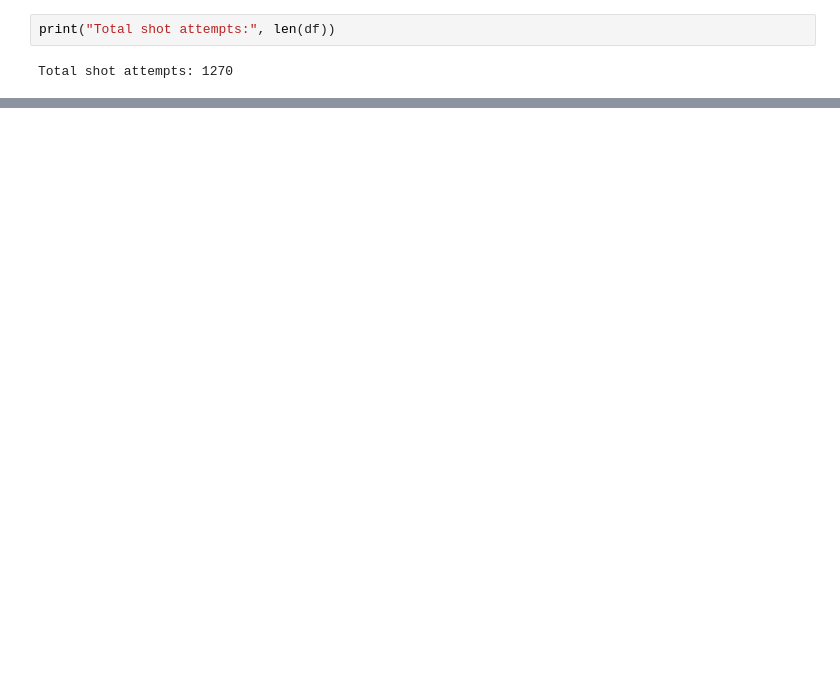
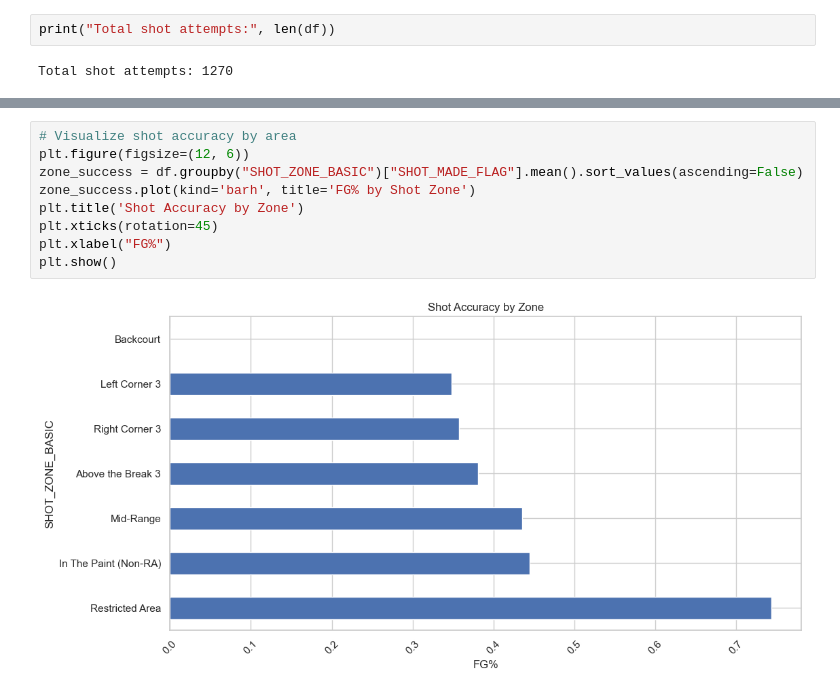
Before and after one commit to Benimaru13/Personal-Projects, a Jupyter notebook: analysis.ipynb, the cells around one changed output, grey strips where cells are left out. Drawn from its saved outputs; the diff is of its cells as text; blank space fills up the shorter version.

```diff
--- a/analysis.ipynb
+++ b/analysis.ipynb
@@ -102,0 +192,11 @@ plt.show()
+# %%
+# Visualize shot accuracy by area
+plt.figure(figsize=(12, 6))
+zone_success = df.groupby("SHOT_ZONE_BASIC")["SHOT_MADE_FLAG"].mean().sort_values(ascending=False)
+zone_success.plot(kind='barh', title='FG% by Shot Zone')
+plt.title('Shot Accuracy by Zone')
+plt.xticks(rotation=45)
+plt.xlabel("FG%")
+plt.show()
+# %% [output]
+[figure, added]
```
Also changed, not shown: parts of 8 cells of this notebook, 1 other file.
